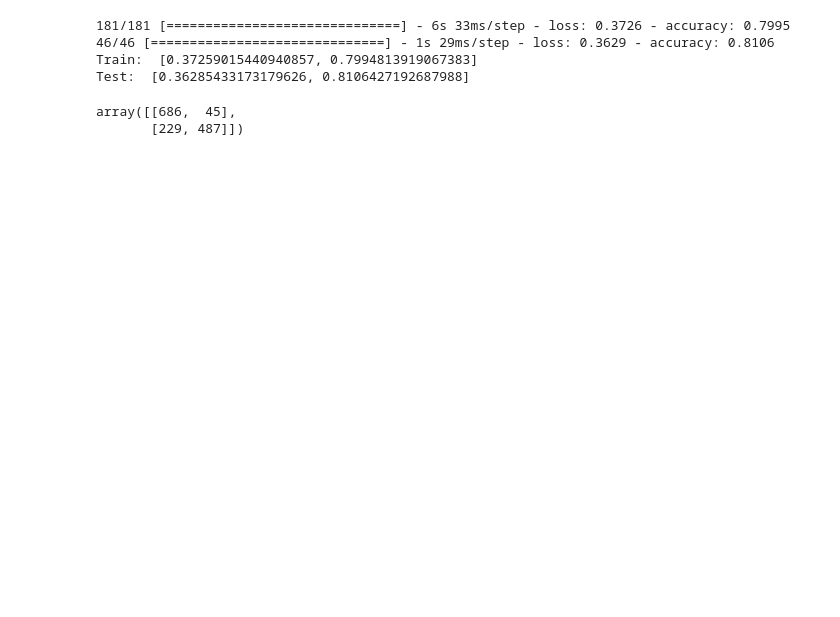
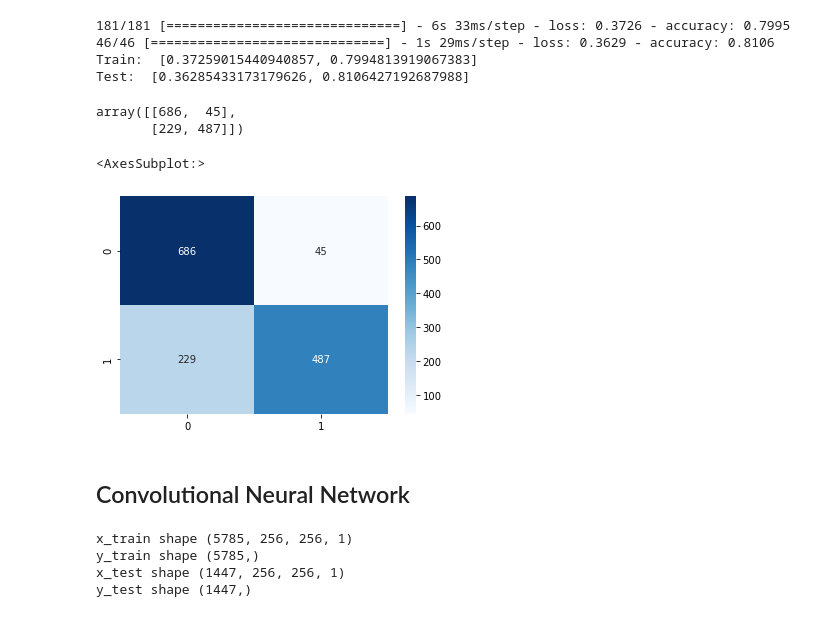
Before and after one commit to jagan-singh/covid_xray_rec, a Jupyter notebook: project.ipynb, the cells around one changed output. Cells and saved outputs as stored; diff of their text form; code cells hidden in the pictures; blank space fills up the shorter version.

```diff
--- a/project.ipynb
+++ b/project.ipynb
@@ -131,7 +136,15 @@ print('Test: ',results_test)
 Train:  [0.37259015440940857, 0.7994813919067383]
 Test:  [0.36285433173179626, 0.8106427192687988]
 # %%
-confusion_matrix(y_test, np.around(model.predict(x_test)).astype('int'))
+cm = confusion_matrix(y_test, np.around(model.predict(x_test)).astype('int'))
+cm
 # %% [output]
 array([[686,  45],
        [229, 487]])
+# %%
+sns.heatmap(cm, annot=True,fmt="d",cmap='Blues')
+# %% [output]
+<AxesSubplot:>
+[figure, added]
+# %% [markdown]
+## Convolutional Neural Network
@@ -137,0 +153,10 @@ array([[686,  45],
+# %%
+print("x_train shape", x_train.shape)
+print("y_train shape", y_train.shape)
+print("x_test shape", x_test.shape)
+print("y_test shape", y_test.shape)
+# %% [output]
+x_train shape (5785, 256, 256, 1)
+y_train shape (5785,)
+x_test shape (1447, 256, 256, 1)
+y_test shape (1447,)
```
Also changed, not shown: parts of 8 cells of this notebook, 1 other file.
